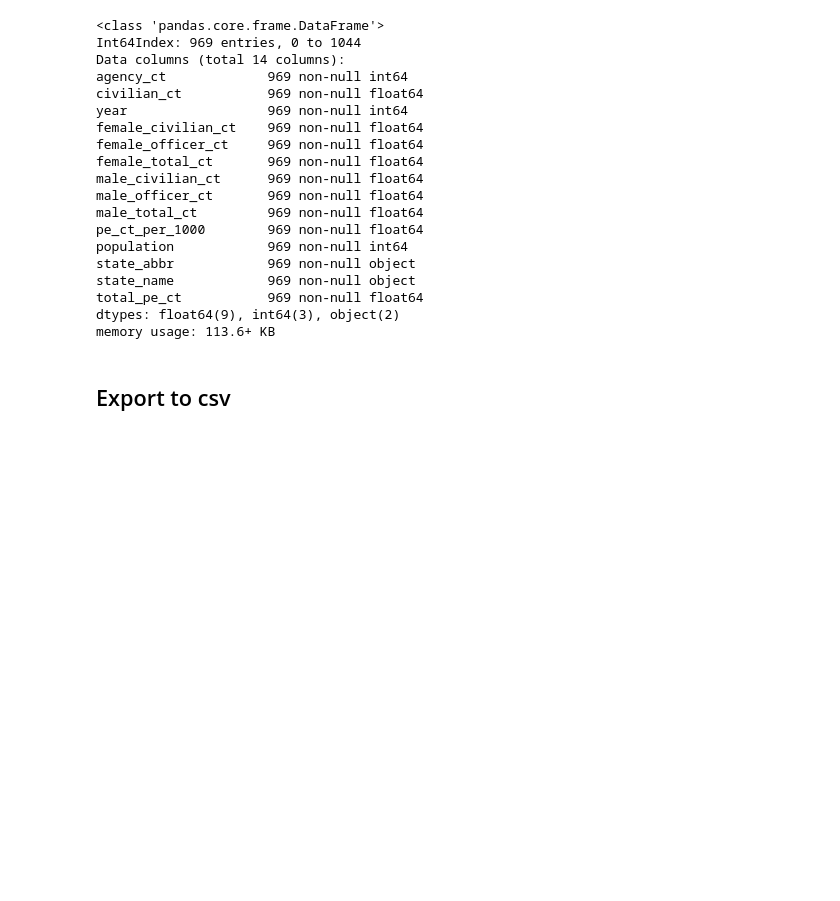
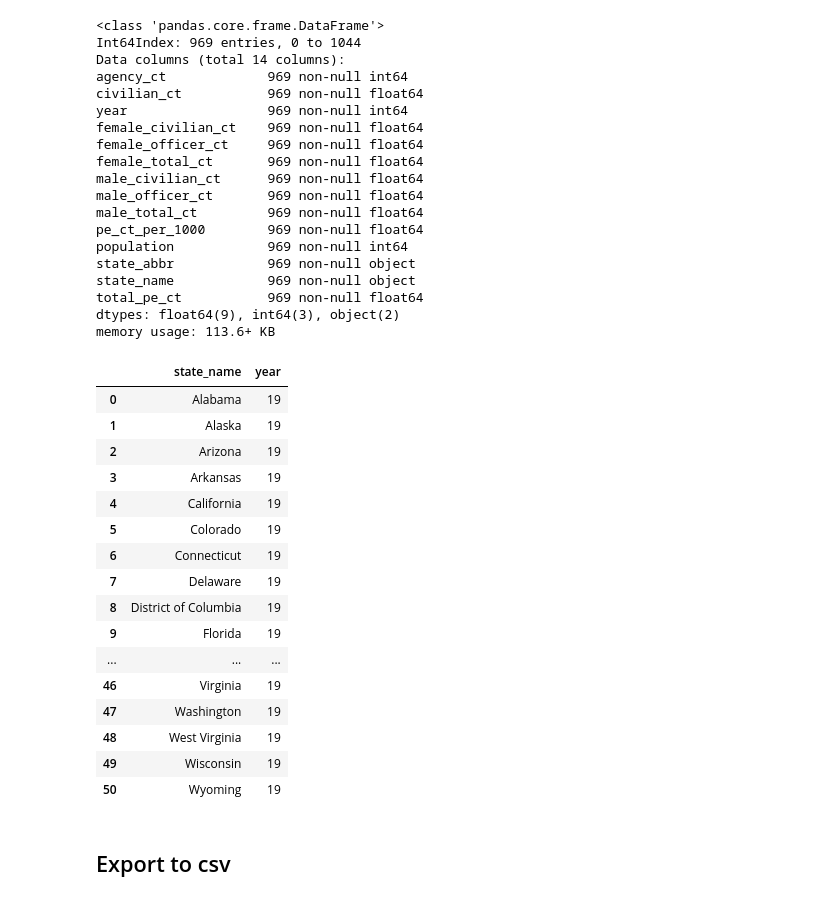
Before and after one commit to PhilBusko/StatsProject, a Jupyter notebook: endpoint_employment.ipynb, the cells around one changed output. Drawn from its saved outputs; the diff is of its cells as text; code cells hidden in the pictures; blank space fills up the shorter version.

```diff
--- a/endpoint_employment.ipynb
+++ b/endpoint_employment.ipynb
@@ -159,6 +159,26 @@ state_name            969 non-null object
 total_pe_ct           969 non-null float64
 dtypes: float64(9), int64(3), object(2)
 memory usage: 113.6+ KB
+# %%
+employment_df.groupby(['state_name']).count()[['year']].reset_index()
+# %% [output]
+|  | state_name | year |
+| 0 | Alabama | 19 |
+| 1 | Alaska | 19 |
+| 2 | Arizona | 19 |
+| 3 | Arkansas | 19 |
+| 4 | California | 19 |
+| 5 | Colorado | 19 |
+| 6 | Connecticut | 19 |
+| 7 | Delaware | 19 |
+| 8 | District of Columbia | 19 |
+| 9 | Florida | 19 |
+| ... | ... | ... |
+| 46 | Virginia | 19 |
+| 47 | Washington | 19 |
+| 48 | West Virginia | 19 |
+| 49 | Wisconsin | 19 |
+| 50 | Wyoming | 19 |
 # %% [markdown]
 ## Export to csv
 # %%
```
Also changed, not shown: 3 other files.
